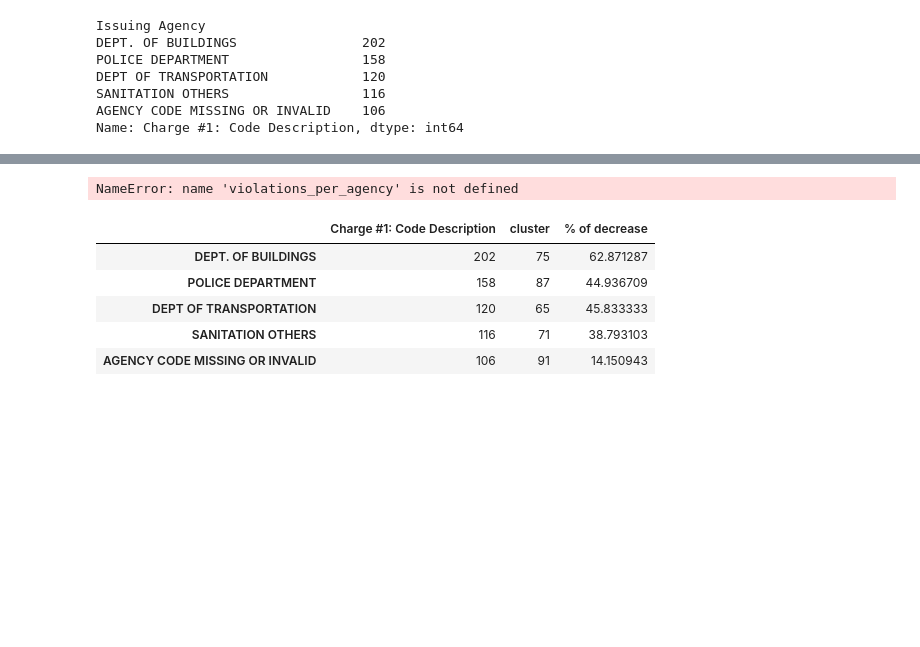
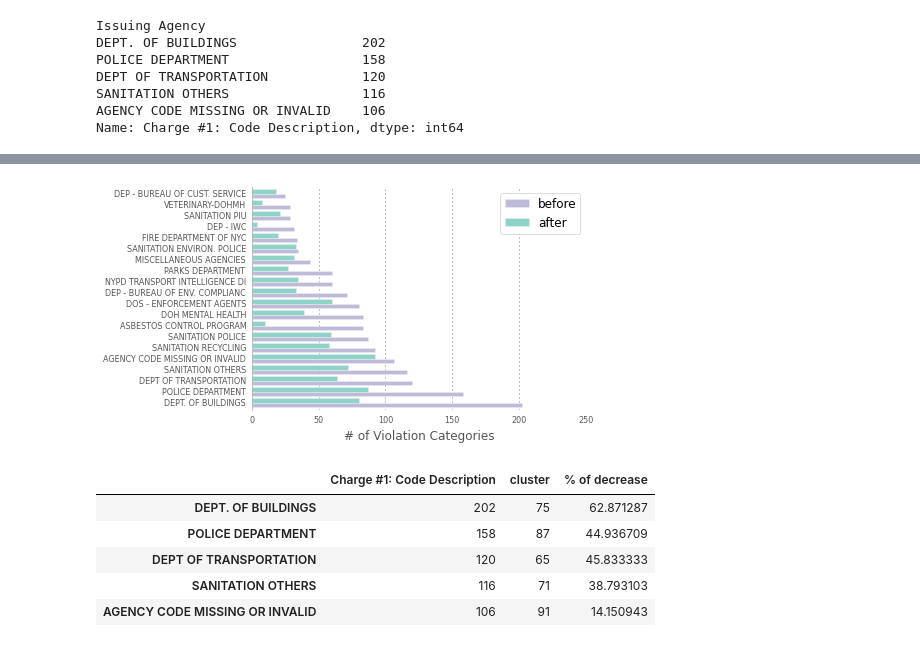
Before and after one commit to adysevy/small_businesses, a Jupyter notebook: clustering.ipynb, the cells around one changed output, grey strips where cells are left out. Saved outputs shown, nothing was run; the diff lists cells and outputs as text; code cells hidden in the pictures; blank space fills up the shorter version.

Commit message:
beautifying plots

```diff
--- a/clustering.ipynb
+++ b/clustering.ipynb
@@ -127,25 +107,41 @@ DEPT OF TRANSPORTATION            65
 Name: cluster, dtype: int64
+# %%
+# merge before and after
+agency_compare = pd.concat([violations_per_agency, new_violations_per_agency], axis=1)
+agency_compare.sort(columns ='Charge #1: Code Description',ascending=False, inplace=True)
+agency_compare.columns = ['before','after']
 # %%
 %matplotlib inline
 import matplotlib as mpl
 
-agency_compare = pd.concat([violations_per_agency, new_violations_per_agency], axis=1)
-agency_compare.sort(columns ='Charge #1: Code Description',ascending=False, inplace=True)
 
-#default ploting params
+# default ploting params
 pd.options.display.mpl_style = 'default'
 mpl.rcParams['font.family'] = 'sans-serif'
 
-ax = agency_compare.head(20).plot(kind='barh',fontsize=8, color = ['#fb8072','#43a2ca'])
+# plot
+ax = agency_compare.head(20).plot(kind='barh',fontsize=8, color = ['#bebada','#8dd3c7'], width=0.8)
+
+# axis and grid
 ax.spines["top"].set_visible(False)
 ax.spines["bottom"].set_visible(False)
 ax.spines["right"].set_visible(False)
-ax.set_xlabel('Violation Categories',fontsize=12)
 ax.yaxis.grid(False)
 ax.xaxis.grid(linestyle='-',linewidth=0.1,which = 'minor',alpha=0.1)
 ax.set_axis_bgcolor('w')
+
+# title and labels
+ax.set_xlabel('# of Violation Categories',fontsize=12)
+
+# legend
+legend = ax.legend(loc='best')
+frame = legend.get_frame()
+frame.set_facecolor('w')
+
+# save figure
+plt.savefig('figures/by_agency.png', format='png', dpi=1200,bbox_inches='tight')
 # %% [output]
-NameError: name 'violations_per_agency' is not defined
+[figure, added]
 # %%
 agency_compare['% of decrease'] = 100.00*(agency_compare['Charge #1: Code Description'] - agency_compare['cluster']) \
                                     / agency_compare['Charge #1: Code Description']
```
Also changed, not shown: parts of 24 cells of this notebook, 1 other file.
